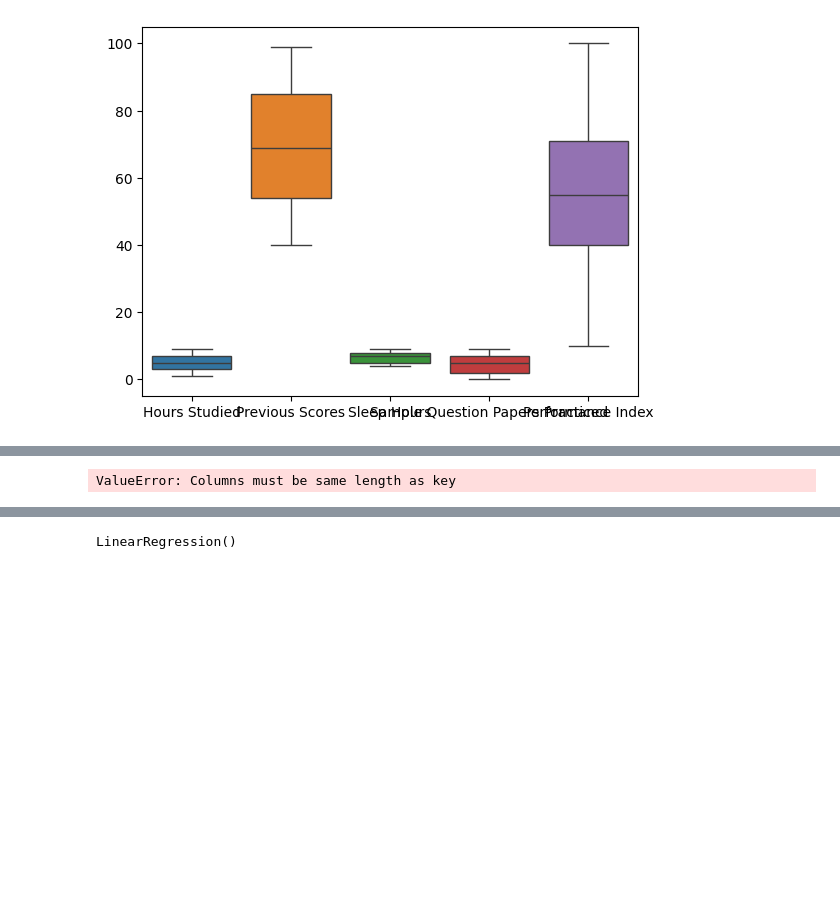
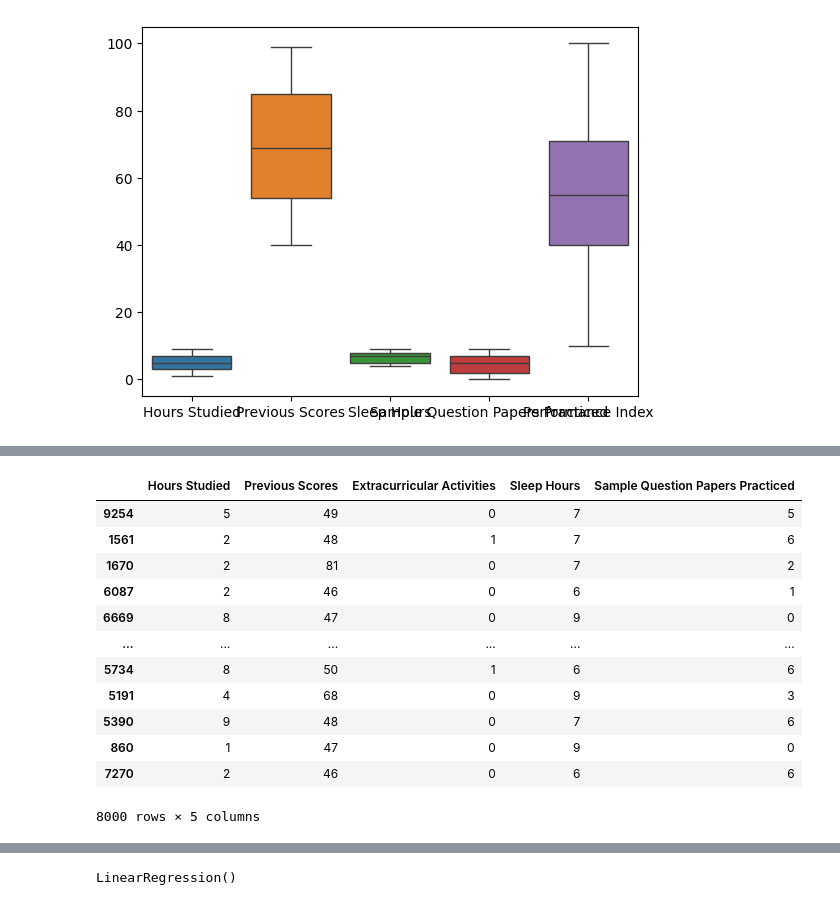
Before and after one commit to MAYURESHWAR-SHIVAPUR/Supervised-Learning, a Jupyter notebook: Regression/Need to fix/Class_6.ipynb, the cells around one changed output, grey strips where cells are left out. Saved outputs shown, nothing was run; the diff lists cells and outputs as text; code cells hidden in the pictures; blank space fills up the shorter version.

```diff
--- a/Regression/Need to fix/Class_6.ipynb
+++ b/Regression/Need to fix/Class_6.ipynb
@@ -76,10 +88,25 @@ df.corr(numeric_only=True)
 | Performance Index | 0.373730 | 0.915189 | 0.048106 | 0.043268 | 1.000000 |
 # %%
 lable_encoder = LabelEncoder()
-Xtrain[obj_cols] = lable_encoder.fit_transform(Xtrain[obj_cols])
+for col in obj_cols:
+    Xtrain[col] = lable_encoder.fit_transform(Xtrain[col])
+    Xtest[col] = lable_encoder.transform(Xtest[col])
+
 Xtrain
 # %% [output]
+|  | Hours Studied | Previous Scores | Extracurricular Activities | Sleep Hours | Sample Question Papers Practiced |
+| 9254 | 5 | 49 | 0 | 7 | 5 |
+| 1561 | 2 | 48 | 1 | 7 | 6 |
+| 1670 | 2 | 81 | 0 | 7 | 2 |
+| 6087 | 2 | 46 | 0 | 6 | 1 |
+| 6669 | 8 | 47 | 0 | 9 | 0 |
+| ... | ... | ... | ... | ... | ... |
+| 5734 | 8 | 50 | 1 | 6 | 6 |
+| 5191 | 4 | 68 | 0 | 9 | 3 |
+| 5390 | 9 | 48 | 0 | 7 | 6 |
+| 860 | 1 | 47 | 0 | 9 | 0 |
+| 7270 | 2 | 46 | 0 | 6 | 6 |
-ValueError: Columns must be same length as key
+8000 rows × 5 columns
 # %%
 encoder = OneHotEncoder(sparse_output=False,handle_unknown="ignore")
 # %%
```
Also changed, not shown: parts of 7 cells of this notebook, 4 other files.
